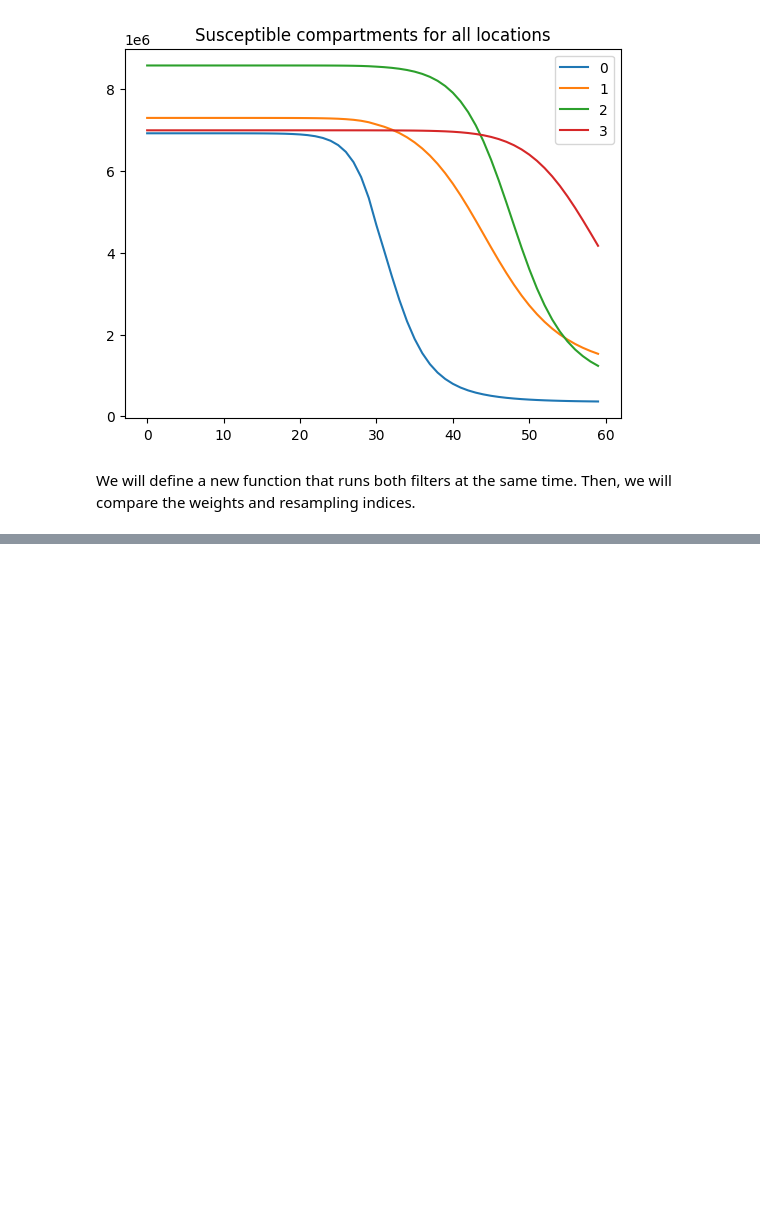
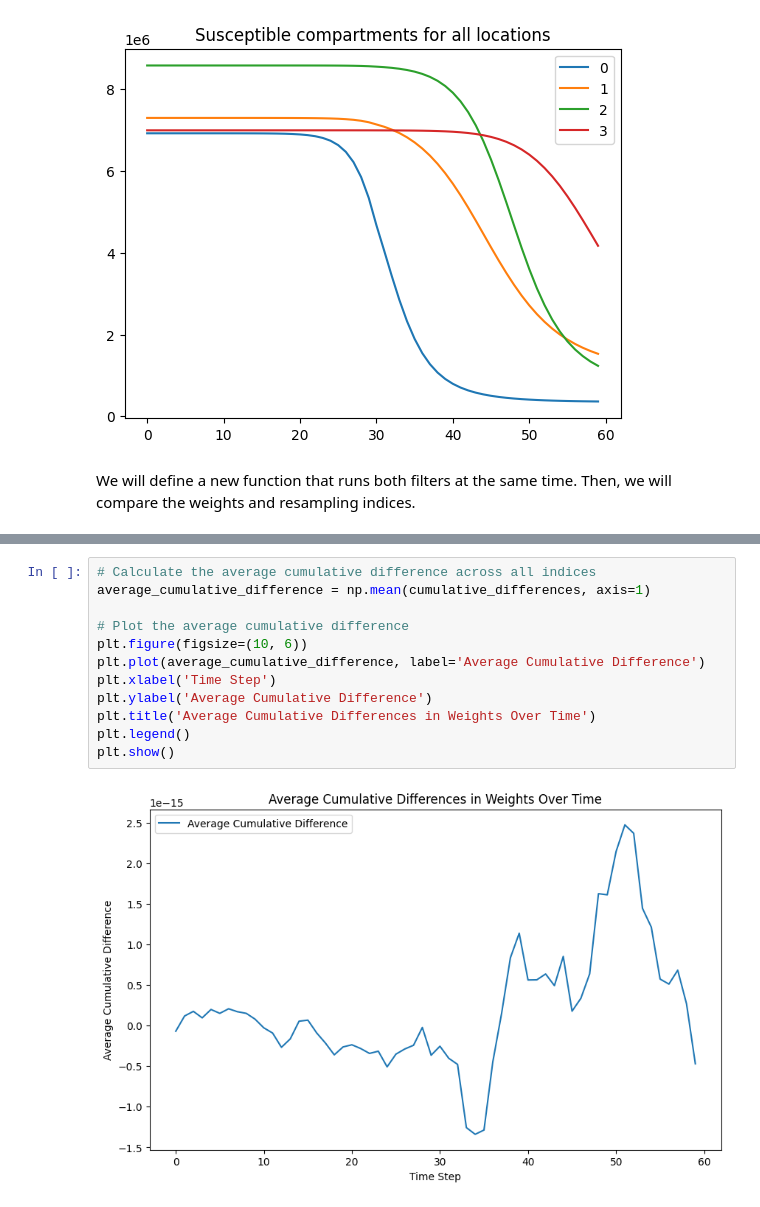
Before and after one commit to atiumcache/spatial-forecast, a Jupyter notebook: weight_comparison.ipynb, the cells around one changed output, grey strips where cells are left out. Drawn from its saved outputs; the diff is of its cells as text; blank space fills up the shorter version.

```diff
--- a/weight_comparison.ipynb
+++ b/weight_comparison.ipynb
@@ -68,0 +162,14 @@ def run_dual_particle_filter(params: ParticleFilterParams) -> (
+# %%
+# Calculate the average cumulative difference across all indices
+average_cumulative_difference = np.mean(cumulative_differences, axis=1)
+
+# Plot the average cumulative difference
+plt.figure(figsize=(10, 6))
+plt.plot(average_cumulative_difference, label='Average Cumulative Difference')
+plt.xlabel('Time Step')
+plt.ylabel('Average Cumulative Difference')
+plt.title('Average Cumulative Differences in Weights Over Time')
+plt.legend()
+plt.show()
+# %% [output]
+[figure, added]
```
Also changed, not shown: parts of 11 cells of this notebook, 2 other files.
